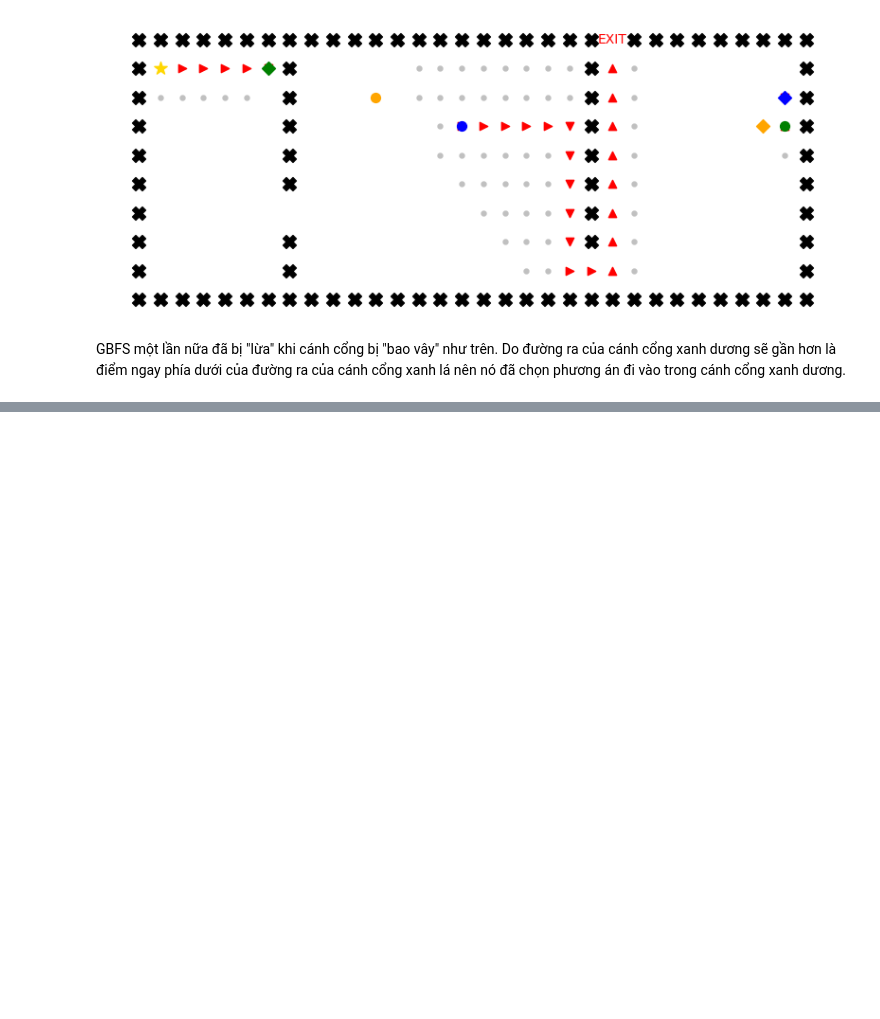
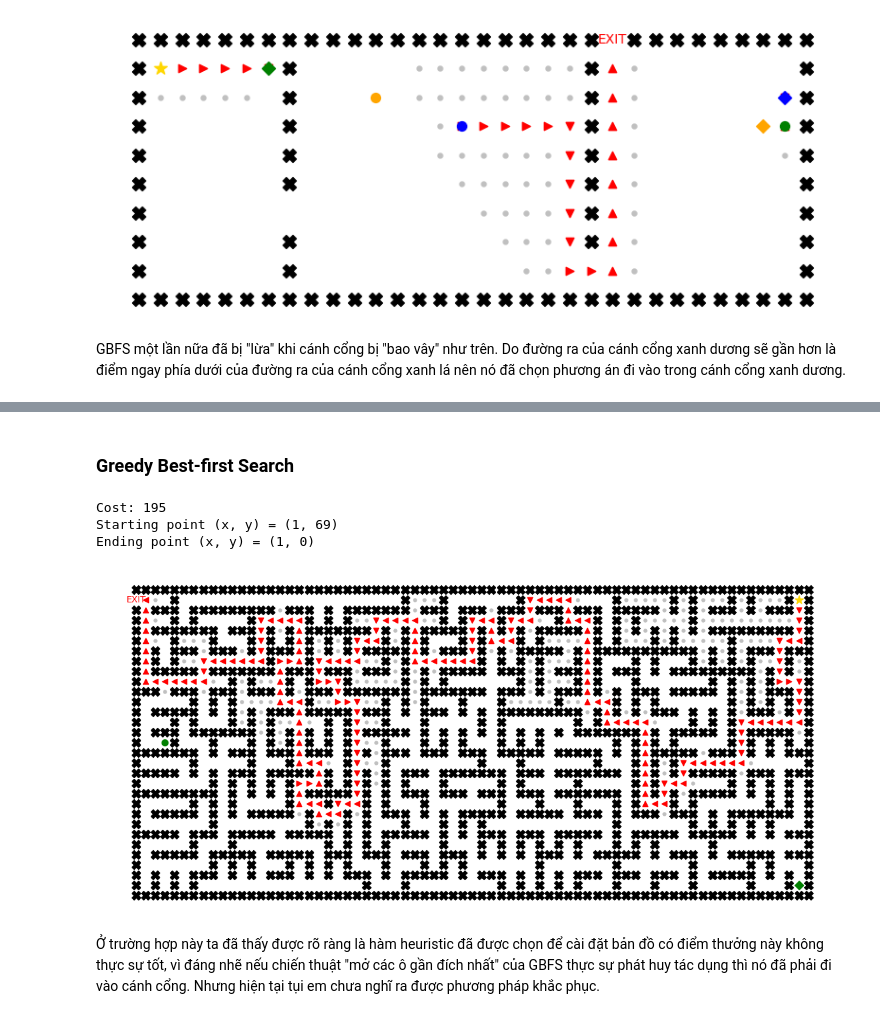
Before and after one commit to hungngocphat01/HCMUS-IntroAI-Project01-Pathfinding, a Jupyter notebook: report/report-src/report-teleport.ipynb, the cells around one changed output, grey strips where cells are left out. Drawn from its saved outputs; the diff is of its cells as text; code cells hidden in the pictures; blank space fills up the shorter version.

```diff
--- a/report/report-src/report-teleport.ipynb
+++ b/report/report-src/report-teleport.ipynb
@@ -186,0 +208,12 @@ GBFS một lần nữa đã bị "lừa" khi cánh cổng bị "bao vây" như t
+# %% [markdown]
+### Greedy Best-first Search
+# %%
+run_search_nobonus(g, GBFS,
+                   tunnelled_euclide, (15, 7), ports=port_list)
+# %% [output]
+Cost: 195
+Starting point (x, y) = (1, 69)
+Ending point (x, y) = (1, 0)
+[figure, added]
+# %% [markdown]
+Ở trường hợp này ta đã thấy được rõ ràng là hàm heuristic đã được chọn để cài đặt bản đồ có điểm thưởng này không thực sự tốt, vì đáng nhẽ nếu chiến thuật "mở các ô gần đích nhất" của GBFS thực sự phát huy tác dụng thì nó đã phải đi vào cánh cổng. Nhưng hiện tại tụi em chưa nghĩ ra được phương pháp khắc phục.
```
Also changed, not shown: parts of 7 cells of this notebook, 11 other files.
